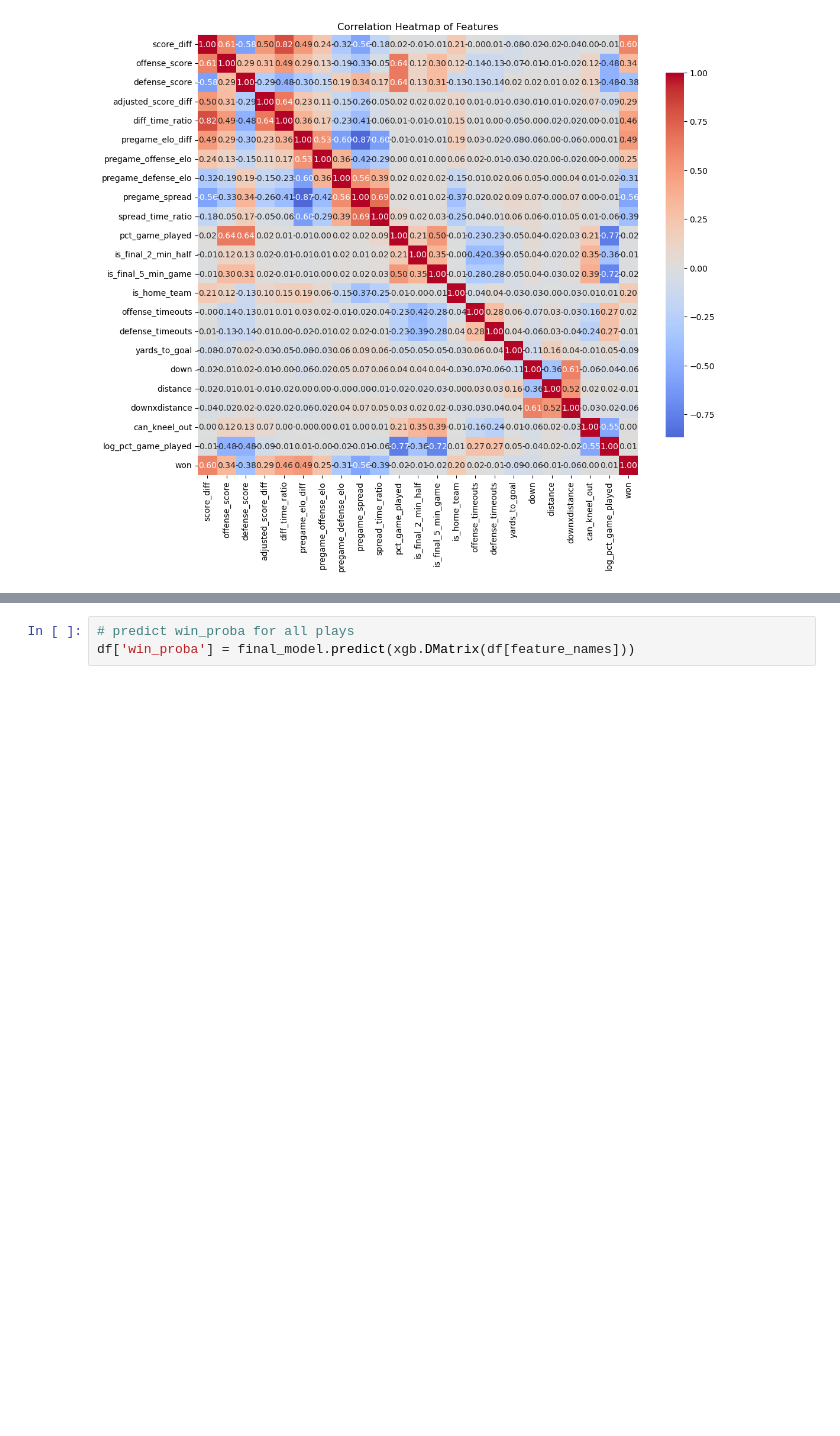
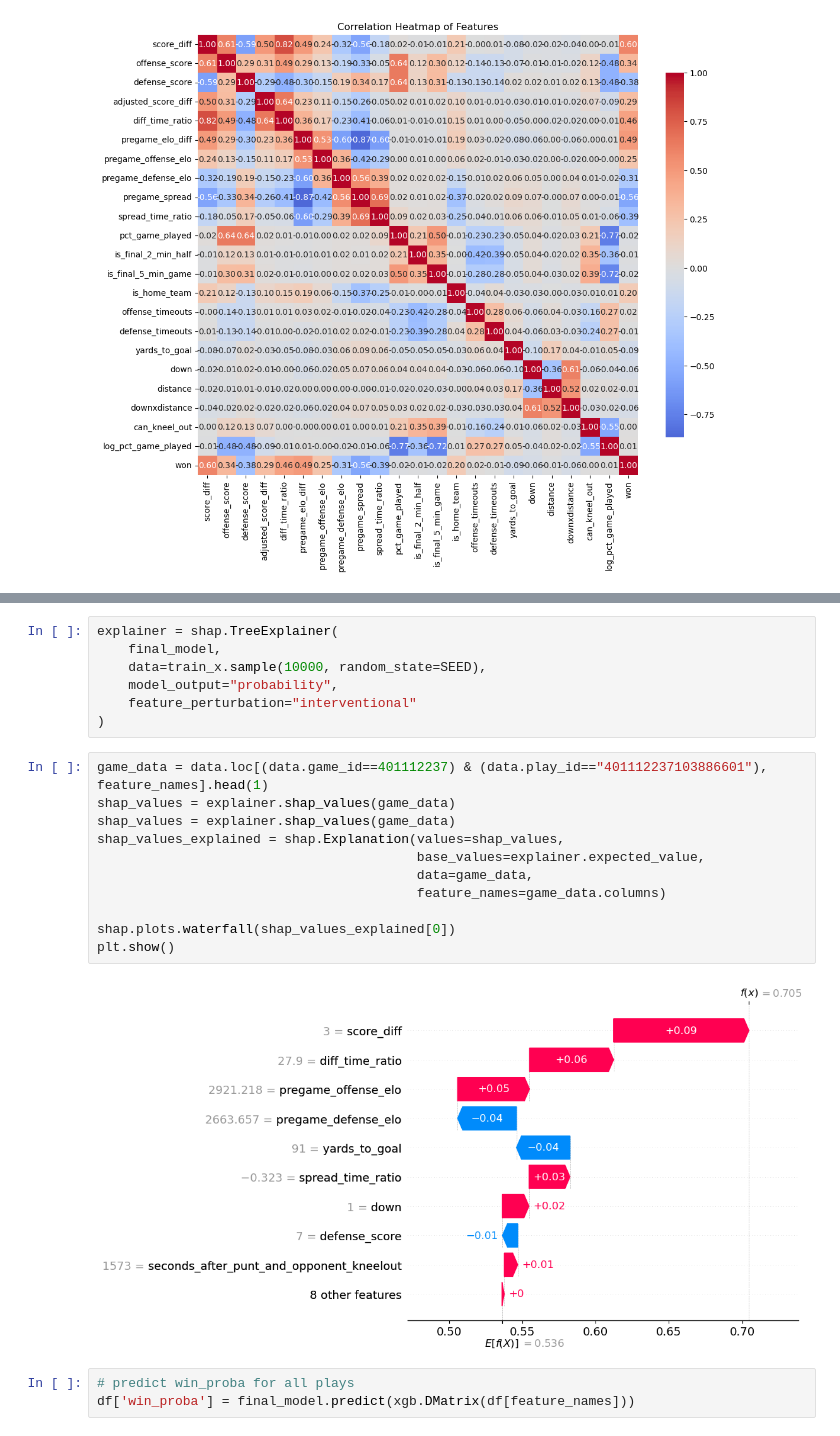
Before and after one commit to lneuendorf/4th-down-models, a Jupyter notebook: notebooks/02_win_probability.ipynb, the cells around one changed output, grey strips where cells are left out. Cells and saved outputs as stored; diff of their text form; blank space fills up the shorter version.

```diff
--- a/notebooks/02_win_probability.ipynb
+++ b/notebooks/02_win_probability.ipynb
@@ -950,3 +971,23 @@ plt.show()
+# %%
+explainer = shap.TreeExplainer(
+    final_model,
+    data=train_x.sample(10000, random_state=SEED),
+    model_output="probability",
+    feature_perturbation="interventional"
+)
+# %%
+game_data = data.loc[(data.game_id==401112237) & (data.play_id=="401112237103886601"), feature_names].head(1)
+shap_values = explainer.shap_values(game_data)
+shap_values = explainer.shap_values(game_data)
+shap_values_explained = shap.Explanation(values=shap_values,
+                                         base_values=explainer.expected_value,
+                                         data=game_data,
+                                         feature_names=game_data.columns)
+
+shap.plots.waterfall(shap_values_explained[0])
+plt.show()
+# %% [output]
+[figure, added]
 # %%
 # predict win_proba for all plays
 df['win_proba'] = final_model.predict(xgb.DMatrix(df[feature_names]))
```
Also changed, not shown: parts of 16 cells of this notebook, 7 other files.
